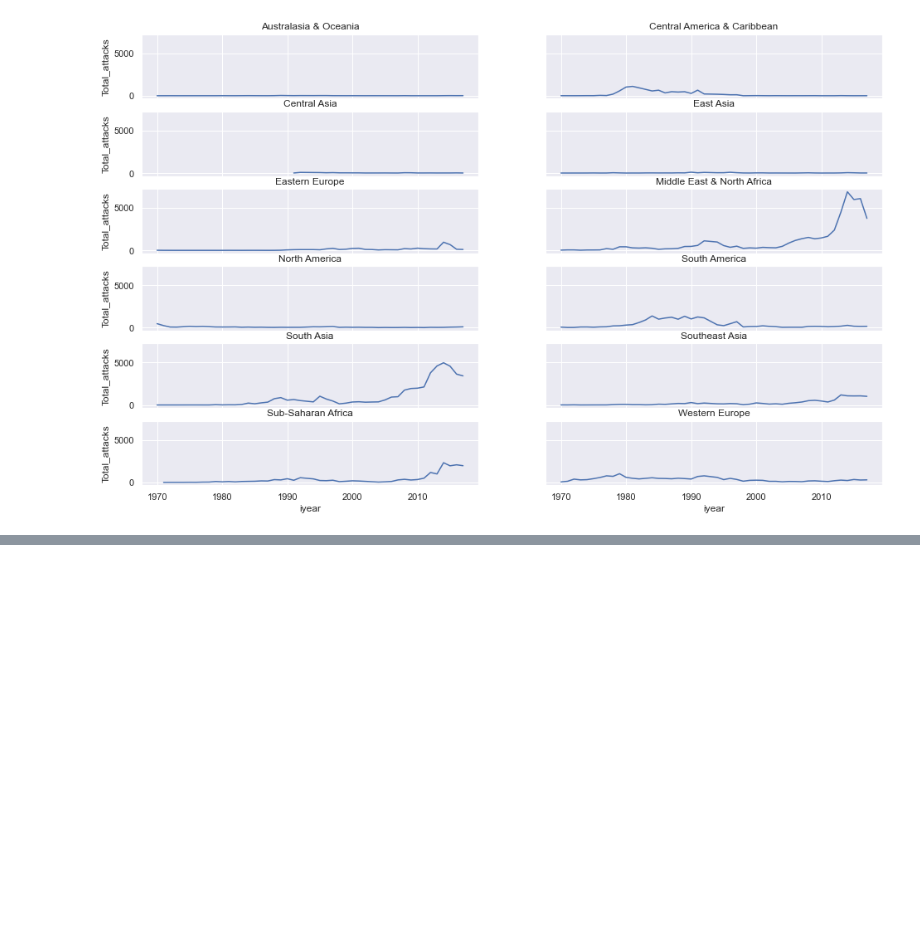
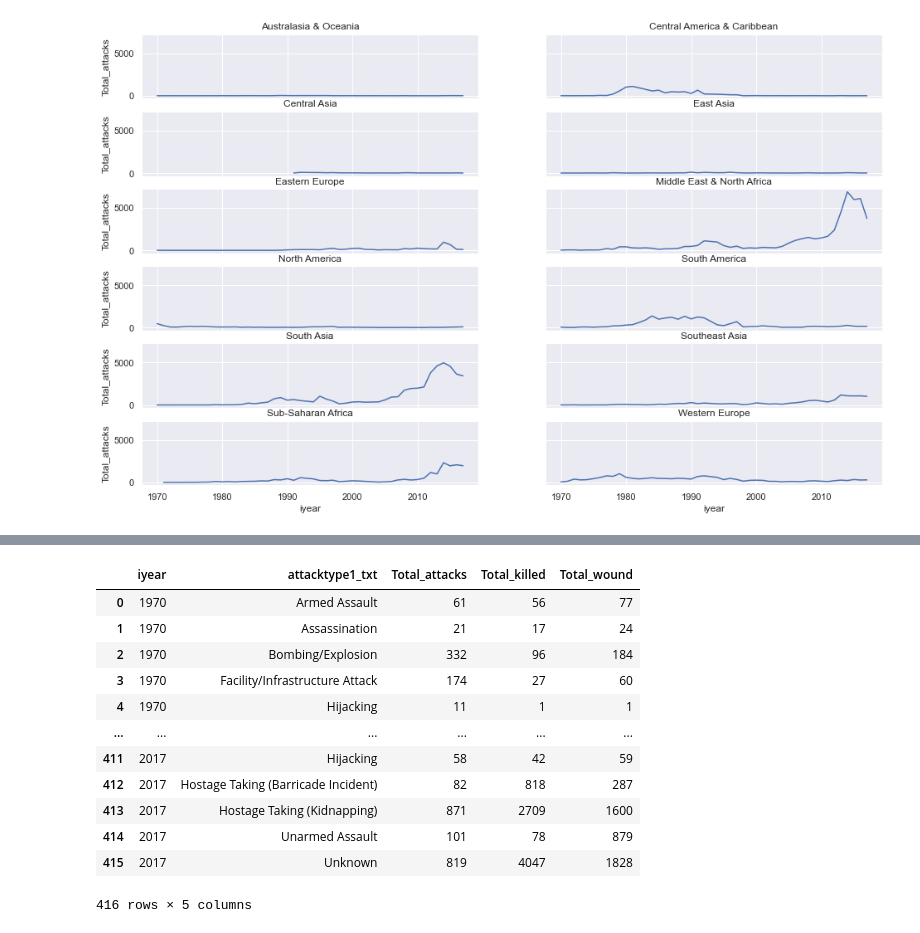
Before and after one commit to AlbertCos/Data_Science_project, a Jupyter notebook: Global_Terrorism_exploration_and_prediction_app.ipynb, the cells around one changed output, grey strips where cells are left out. Saved outputs shown, nothing was run; the diff lists cells and outputs as text; code cells hidden in the pictures; blank space fills up the shorter version.

```diff
--- a/Global_Terrorism_exploration_and_prediction_app.ipynb
+++ b/Global_Terrorism_exploration_and_prediction_app.ipynb
@@ -455,0 +509,17 @@ Text(0.5, 1.0, 'Western Europe')
+# %%
+df_total_types_killed = df.groupby(['iyear','attacktype1_txt']).agg(Total_attacks=('nkill', 'count'),Total_killed=('nkill', 'sum'),Total_wound=('nwound', 'sum')).reset_index()
+df_total_types_killed
+# %% [output]
+|  | iyear | attacktype1_txt | Total_attacks | Total_killed | Total_wound |
+| 0 | 1970 | Armed Assault | 61 | 56 | 77 |
+| 1 | 1970 | Assassination | 21 | 17 | 24 |
+| 2 | 1970 | Bombing/Explosion | 332 | 96 | 184 |
+| 3 | 1970 | Facility/Infrastructure Attack | 174 | 27 | 60 |
+| 4 | 1970 | Hijacking | 11 | 1 | 1 |
+| ... | ... | ... | ... | ... | ... |
+| 411 | 2017 | Hijacking | 58 | 42 | 59 |
+| 412 | 2017 | Hostage Taking (Barricade Incident) | 82 | 818 | 287 |
+| 413 | 2017 | Hostage Taking (Kidnapping) | 871 | 2709 | 1600 |
+| 414 | 2017 | Unarmed Assault | 101 | 78 | 879 |
+| 415 | 2017 | Unknown | 819 | 4047 | 1828 |
+416 rows × 5 columns
```
Also changed, not shown: parts of 5 cells of this notebook.
